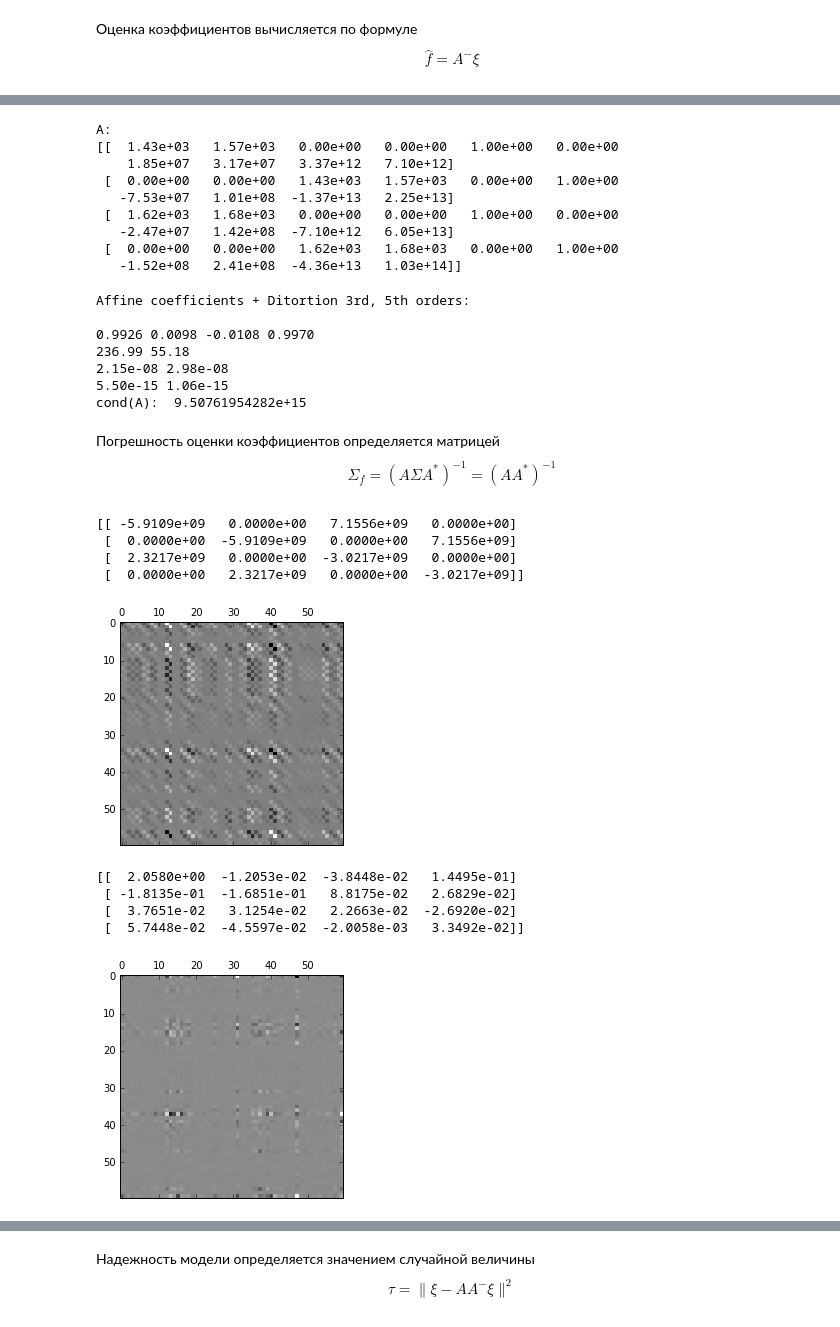
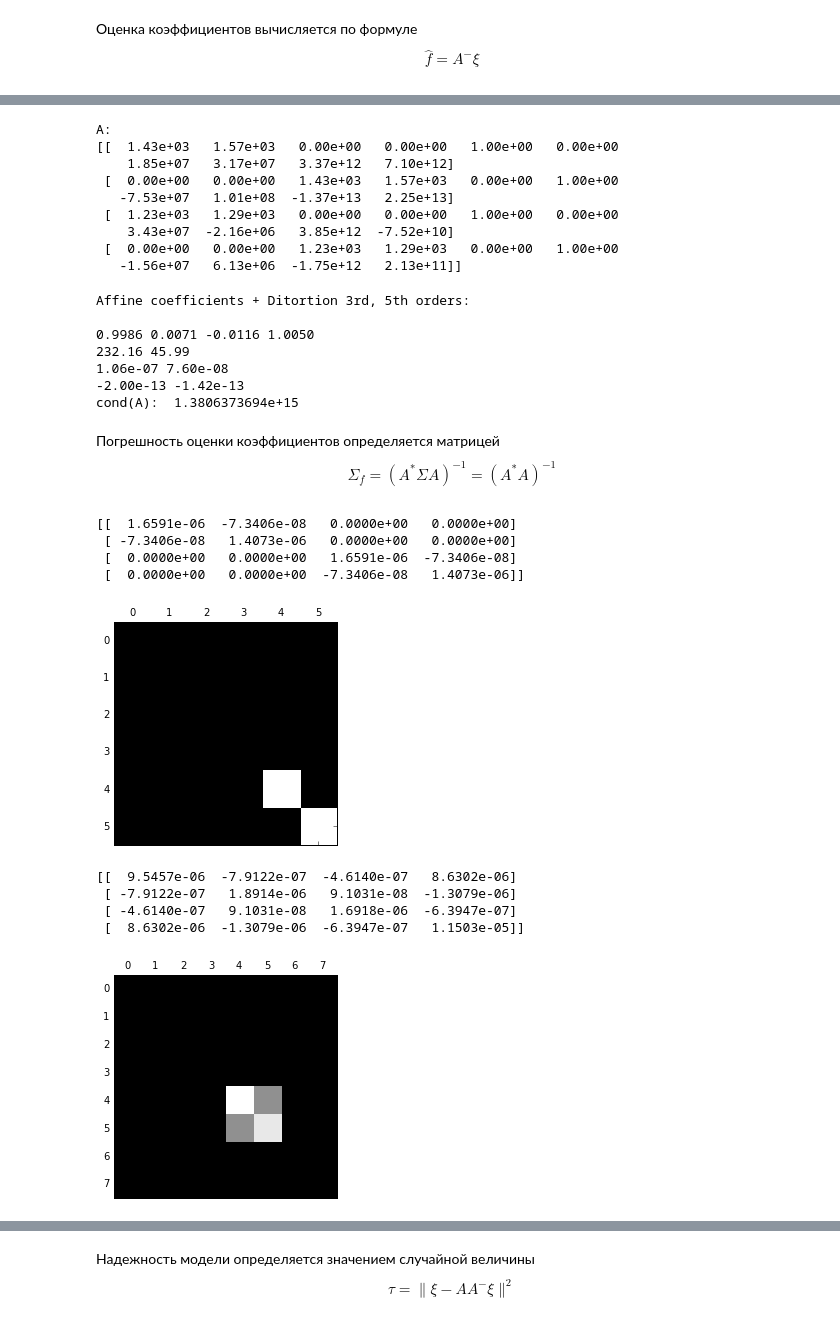
Before and after one commit to haalogen/affine, a Jupyter notebook: Stars-Exp-Feb2017.ipynb, the cells around one changed output, grey strips where cells are left out. Cells and saved outputs as stored; diff of their text form; code cells hidden in the pictures.

Commit message:
Fix mistake in Sigma_f formula

```diff
--- a/Stars-Exp-Feb2017.ipynb
+++ b/Stars-Exp-Feb2017.ipynb
@@ -35,6 +35,6 @@ print "Image size:", w, h
 # %% [output]
 Image size: 3072 2304
 # %%
-CENTER_RAD = 1150 # radius(px) of central part
+CENTER_RAD = 600 # radius(px) of central part
 print 'CENTER_RAD:', CENTER_RAD
 # %% [output]
@@ -314,10 +311,10 @@ A:
     1.85e+07   3.17e+07   3.37e+12   7.10e+12]
  [  0.00e+00   0.00e+00   1.43e+03   1.57e+03   0.00e+00   1.00e+00
    -7.53e+07   1.01e+08  -1.37e+13   2.25e+13]
- [  1.62e+03   1.68e+03   0.00e+00   0.00e+00   1.00e+00   0.00e+00
-   -2.47e+07   1.42e+08  -7.10e+12   6.05e+13]
- [  0.00e+00   0.00e+00   1.62e+03   1.68e+03   0.00e+00   1.00e+00
-   -1.52e+08   2.41e+08  -4.36e+13   1.03e+14]]
+ [  1.23e+03   1.29e+03   0.00e+00   0.00e+00   1.00e+00   0.00e+00
+    3.43e+07  -2.16e+06   3.85e+12  -7.52e+10]
+ [  0.00e+00   0.00e+00   1.23e+03   1.29e+03   0.00e+00   1.00e+00
+   -1.56e+07   6.13e+06  -1.75e+12   2.13e+11]]
 # %%
 p_arr35 = pinv(arr35, rcond=1e-18)
 z35 = np.dot(p_arr35, xi)
@@ -333,41 +330,41 @@ print 'cond(A): ', np.linalg.cond(arr35)
 # %% [output]
 Affine coefficients + Ditortion 3rd, 5th orders:
 
-0.9926 0.0098 -0.0108 0.9970
-236.99 55.18
-2.15e-08 2.98e-08
-5.50e-15 1.06e-15
-cond(A):  9.50761954282e+15
+0.9986 0.0071 -0.0116 1.0050
+232.16 45.99
+1.06e-07 7.60e-08
+-2.00e-13 -1.42e-13
+cond(A):  1.3806373694e+15
 # %% [markdown]
 Погрешность оценки коэффициентов определяется матрицей
 $$
-    \Sigma_f = \left( A \Sigma A^* \right)^{-1}
-             = \left(A A^* \right)^{-1}
+    \Sigma_f = \left( A^* \Sigma A \right)^{-1}
+             = \left(A^* A \right)^{-1}
 $$
 # %%
 """
 Calculate error matrix \Sigma_f
 """;
 # %%
-sig_mat = np.linalg.inv(np.dot(arr, arr.T))
+sig_mat = np.linalg.inv(arr.T.dot(arr))
 plt.matshow(sig_mat, cmap=plt.cm.gray)
 np.set_printoptions(suppress=False)
 print sig_mat[:4, :4]
 # %% [output]
-[[ -5.9109e+09   0.0000e+00   7.1556e+09   0.0000e+00]
- [  0.0000e+00  -5.9109e+09   0.0000e+00   7.1556e+09]
- [  2.3217e+09   0.0000e+00  -3.0217e+09   0.0000e+00]
- [  0.0000e+00   2.3217e+09   0.0000e+00  -3.0217e+09]]
+[[  1.6591e-06  -7.3406e-08   0.0000e+00   0.0000e+00]
+ [ -7.3406e-08   1.4073e-06   0.0000e+00   0.0000e+00]
+ [  0.0000e+00   0.0000e+00   1.6591e-06  -7.3406e-08]
+ [  0.0000e+00   0.0000e+00  -7.3406e-08   1.4073e-06]]
-[figure, old version]
+[figure, new version]
 # %%
-sig_mat3 = np.linalg.inv(np.dot(arr3, arr3.T))
+sig_mat3 = np.linalg.inv(arr3.T.dot(arr3))
 plt.matshow(sig_mat3, cmap=plt.cm.gray)
 np.set_printoptions(suppress=False)
 print sig_mat3[:4, :4]
 # %% [output]
-[[  2.0580e+00  -1.2053e-02  -3.8448e-02   1.4495e-01]
- [ -1.8135e-01  -1.6851e-01   8.8175e-02   2.6829e-02]
- [  3.7651e-02   3.1254e-02   2.2663e-02  -2.6920e-02]
- [  5.7448e-02  -4.5597e-02  -2.0058e-03   3.3492e-02]]
+[[  9.5457e-06  -7.9122e-07  -4.6140e-07   8.6302e-06]
+ [ -7.9122e-07   1.8914e-06   9.1031e-08  -1.3079e-06]
+ [ -4.6140e-07   9.1031e-08   1.6918e-06  -6.3947e-07]
+ [  8.6302e-06  -1.3079e-06  -6.3947e-07   1.1503e-05]]
-[figure, old version]
+[figure, new version]
 # %%
```
Also changed, not shown: parts of 31 cells of this notebook.
